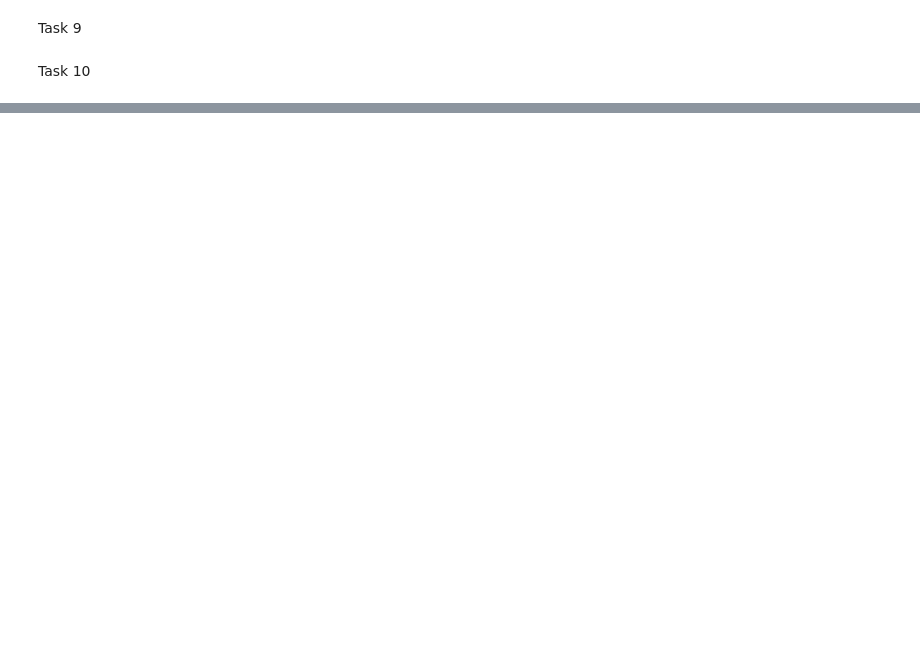
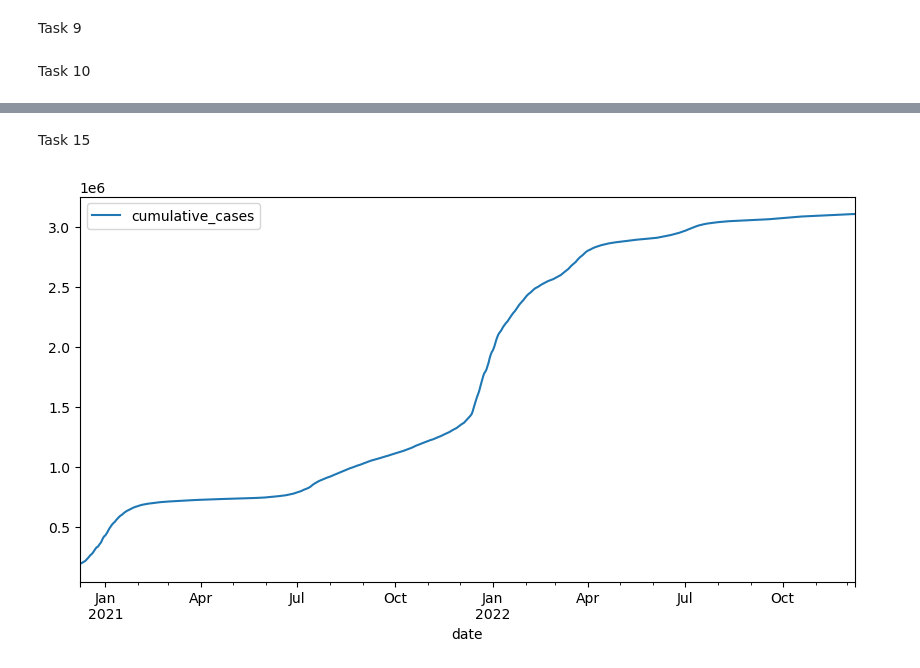
Before and after one commit to nat-rng/7CCSMCMP-cw2, a Jupyter notebook: CW2_A1.ipynb, the cells around one changed output, grey strips where cells are left out. Cells and saved outputs as stored; diff of their text form; code cells hidden in the pictures; blank space fills up the shorter version.

```diff
--- a/CW2_A1.ipynb
+++ b/CW2_A1.ipynb
@@ -158,0 +182,6 @@ Task 10
+# %%
+covid_data["daily_cases_rolling_avg"] = covid_data.sort_values(by=["date"])["daily_cases"].rolling(7).mean()
+covid_data["daily_deaths_rolling_avg"] = covid_data.sort_values(by=["date"])["daily_deaths"].rolling(7).mean()
+
+# covid_data.sort_values(by=["date"]).groupby(["area"])["daily_cases"]
+covid_data.head(10)
@@ -158,0 +202,2 @@ Task 10
+# %%
+covid_data.drop(labels = ["daily_cases", "daily_deaths"], axis = "columns", inplace=True)
@@ -158,0 +215,4 @@ Task 10
+# %%
+covid_data_vaccinations = covid_data.loc[:, ["date", "area", "cumulative_vaccinated", "vaccination_age"]]
+
+covid_data.drop("vaccination_age", axis = "columns", inplace=True)
@@ -159,4 +241,2 @@ Task 10
 # %%
-covid_data.dropna(axis=0, inplace=True)
-covid_data.info()
-covid_data.head()
+covid_data_vaccinations.dropna(axis=0, inplace=True)
@@ -184,0 +282,6 @@ memory usage: 498.5+ KB
+# %% [markdown]
+Task 15
+# %%
+cumulative_cases_in_london = covid_data.loc[covid_data["area"]=="London", ["cumulative_cases", "date"]].plot(x="date", y="cumulative_cases", figsize=(10, 5))
+# %% [output]
+[figure, added]
```
Also changed, not shown: parts of 13 cells of this notebook, 1 other file.
